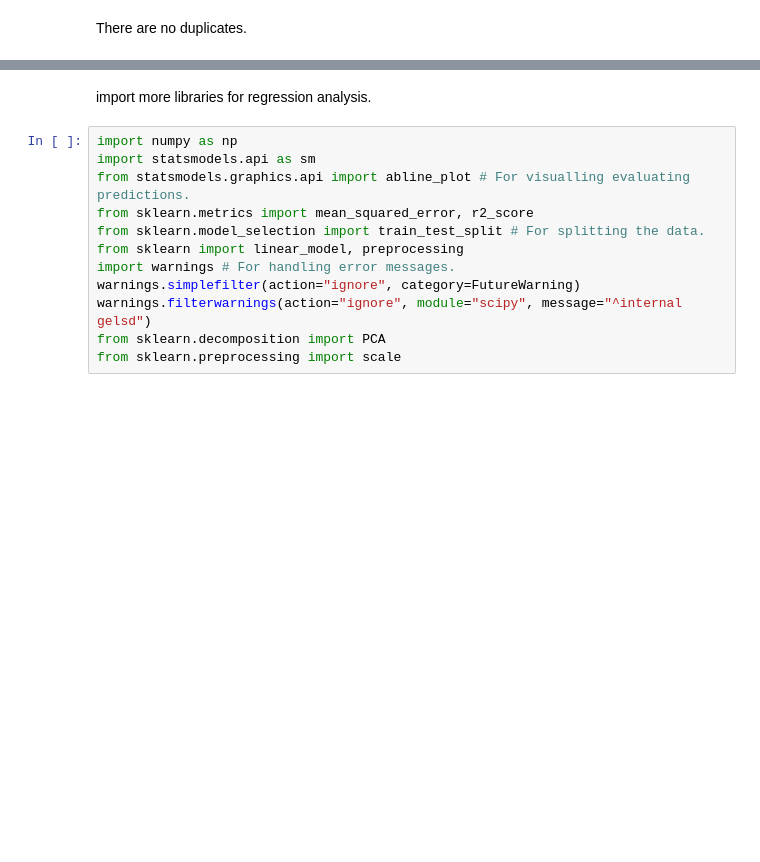
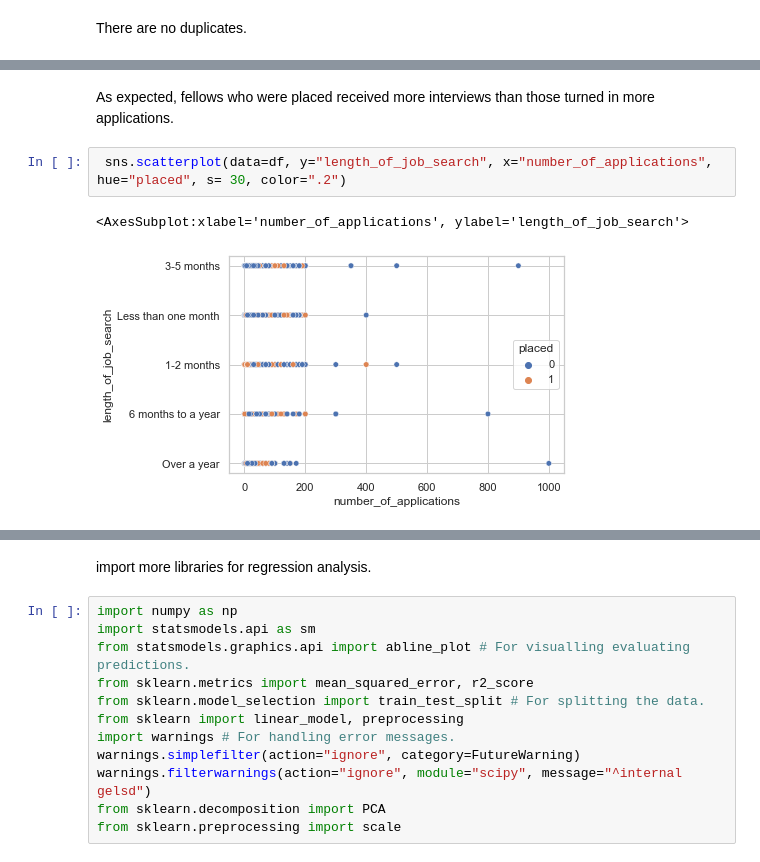
Before and after one commit to samokoye/Machine-Learning, a Jupyter notebook: Pathrise Business Analysis/Data Analysis for Pathrise Company.ipynb, the cells around one changed output, grey strips where cells are left out. Drawn from its saved outputs; the diff is of its cells as text; blank space fills up the shorter version.

```diff
--- a/Pathrise Business Analysis/Data Analysis for Pathrise Company.ipynb
+++ b/Pathrise Business Analysis/Data Analysis for Pathrise Company.ipynb
@@ -167,0 +180,7 @@ There are no duplicates.
+# %% [markdown]
+As expected, fellows who were placed received more interviews than those turned in more applications.
+# %%
+ sns.scatterplot(data=df, y="length_of_job_search", x="number_of_applications", hue="placed", s= 30, color=".2")
+# %% [output]
+<AxesSubplot:xlabel='number_of_applications', ylabel='length_of_job_search'>
+[figure, added]
```
Also changed, not shown: parts of 38 cells of this notebook.
